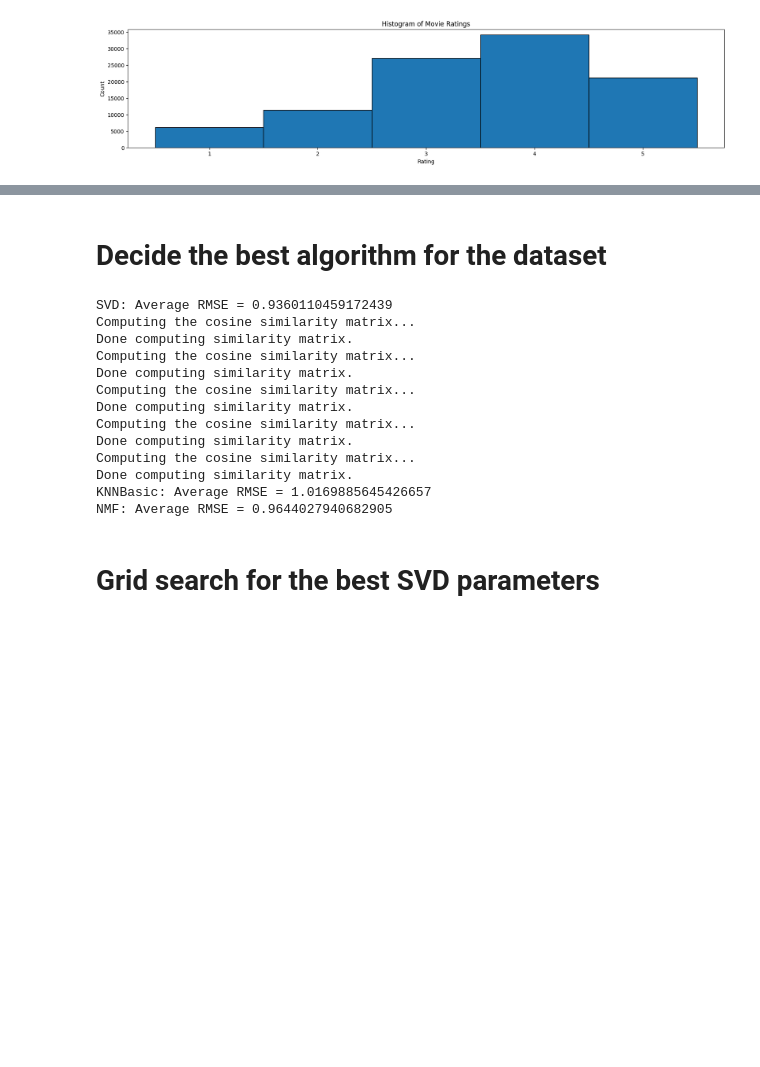
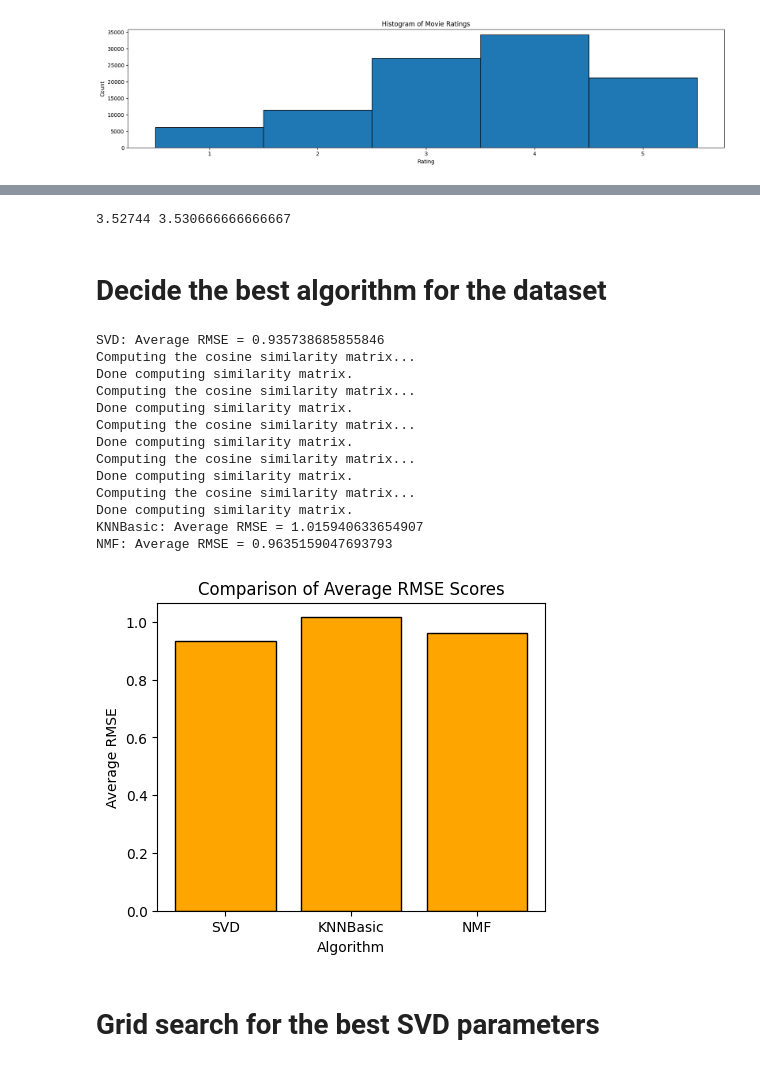
Before and after one commit to MaltheT/decision-support-systems, a Jupyter notebook: recommender-system/recommender-system.ipynb, the cells around one changed output, grey strips where cells are left out. Cells and saved outputs as stored; diff of their text form; code cells hidden in the pictures; blank space fills up the shorter version.

```diff
--- a/recommender-system/recommender-system.ipynb
+++ b/recommender-system/recommender-system.ipynb
@@ -98,11 +82,20 @@ trainset, testset = train_test_split(data, test_size=0.25)
+# %%
+trainset, testset = train_test_split(data, test_size=0.25)
+
+# calculate the average rating for each movie in the training set and test set
+trainset_mean = trainset.global_mean
+
+testset_mean = 0
+for i in range(len(testset)):
+    testset_mean += testset[i][2]
+
+testset_mean = testset_mean / len(testset)
+print(testset_mean, trainset_mean)
+# %% [output]
+3.52744 3.530666666666667
 # %% [markdown]
 # Decide the best algorithm for the dataset
 # %%
-
-
-# Load the ml-100k dataset
-data = Dataset.load_builtin('ml-100k')
-
 # Define the evaluation metric (in this case, RMSE)
 sim_options = {'name': 'cosine', 'user_based': True}
 
@@ -116,7 +109,7 @@ for algorithm in algorithms:
 
 # Lowest RMSE is for SVD
 # %% [output]
-SVD: Average RMSE = 0.9360110459172439
+SVD: Average RMSE = 0.935738685855846
 Computing the cosine similarity matrix...
 Done computing similarity matrix.
 Computing the cosine similarity matrix...
@@ -127,8 +120,26 @@ Computing the cosine similarity matrix...
 Done computing similarity matrix.
 Computing the cosine similarity matrix...
 Done computing similarity matrix.
-KNNBasic: Average RMSE = 1.0169885645426657
-NMF: Average RMSE = 0.9644027940682905
+KNNBasic: Average RMSE = 1.015940633654907
+NMF: Average RMSE = 0.9635159047693793
+# %%
+# Set the data for the bar chart
+algorithms = ['SVD', 'KNNBasic', 'NMF']
+rmse_scores = [0.935738685855846, 1.015940633654907, 0.9635159047693793]
+
+# Create the bar chart
+fig, ax = plt.subplots()
+ax.bar(algorithms, rmse_scores, color='orange', edgecolor='black')
+
+# Set the title and axis labels
+ax.set_title('Comparison of Average RMSE Scores')
+ax.set_xlabel('Algorithm')
+ax.set_ylabel('Average RMSE')
+
+# Display the plot
+plt.show()
+# %% [output]
+[figure, added]
 # %% [markdown]
 # Grid search for the best SVD parameters
 # %%
```
Also changed, not shown: parts of 17 cells of this notebook.
